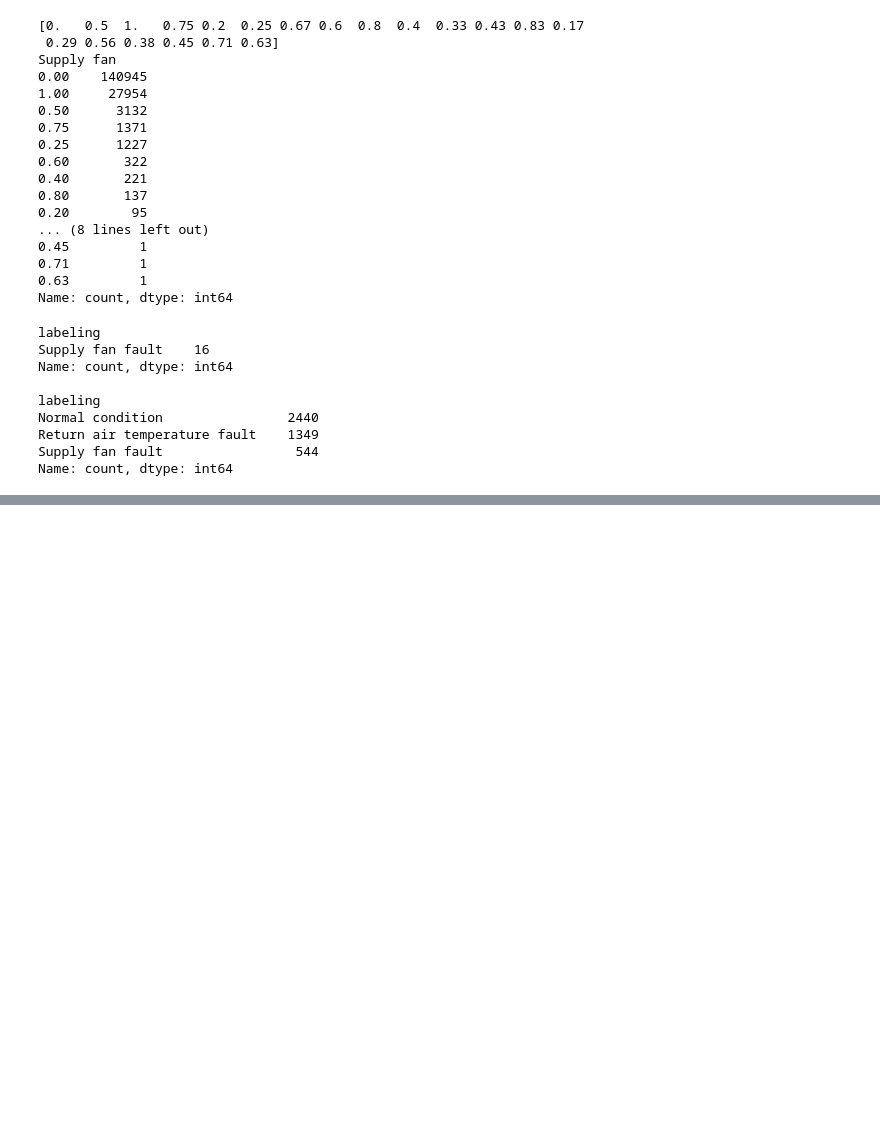
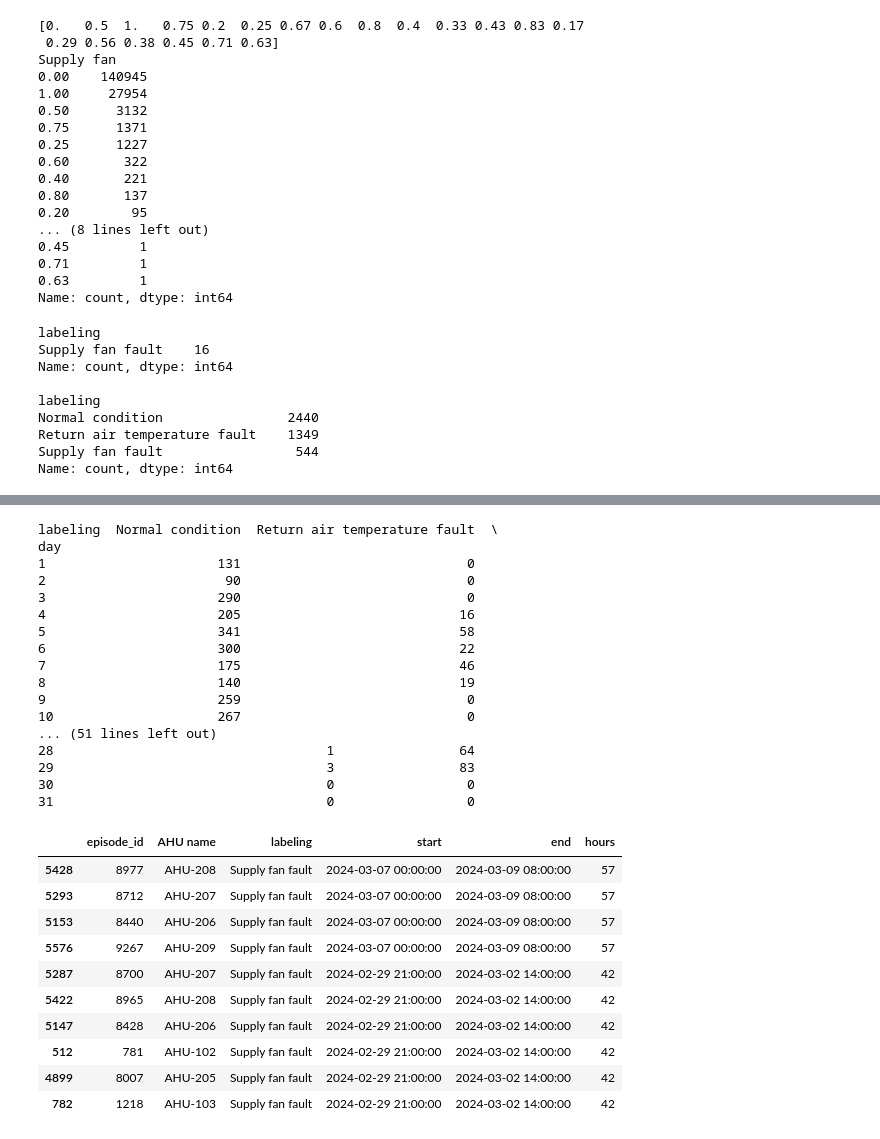
Before and after one commit to BharathiGaneshkumar/agentic-bms, a Jupyter notebook: notebooks/01_eda.ipynb, the cells around one changed output, grey strips where cells are left out. Saved outputs shown, nothing was run; the diff lists cells and outputs as text; code cells hidden in the pictures; blank space fills up the shorter version.

```diff
--- a/notebooks/01_eda.ipynb
+++ b/notebooks/01_eda.ipynb
@@ -427,0 +435,27 @@ Name: count, dtype: int64
+# %%
+# An episode is a run of consecutive hourly rows with the same label on one AHU.
+eps = df[["AHU name", "Time", "labeling"]].copy()
+eps["Time"] = pd.to_datetime(eps["Time"], format="%Y-%m-%d %H")
+eps = eps.sort_values(["AHU name", "Time"]).reset_index(drop=True)
+
+# A new episode starts when the AHU, the label, or the hourly spacing changes.
+gap = eps.groupby("AHU name")["Time"].diff() != pd.Timedelta(hours=1)
+label_change = eps["labeling"] != eps.groupby("AHU name")["labeling"].shift()
+eps["episode_id"] = (gap | label_change).cumsum()
+
+episodes = (
+    eps[eps["labeling"] != "Normal condition"]
+    .groupby(["episode_id", "AHU name", "labeling"])
+    .size()
+    .rename("hours")
+    .reset_index()
+)
+
+summary = episodes.groupby("labeling")["hours"].agg(
+    episodes="size",
+    median_hours="median",
+    longest_hours="max",
+    pct_one_hour=lambda h: (h == 1).mean() * 100,
+    pct_two_hours_or_less=lambda h: (h <= 2).mean() * 100,
+)
+summary.round(1)
@@ -427,0 +513,43 @@ Name: count, dtype: int64
+# %%
+march = df.assign(t=pd.to_datetime(df["Time"], format="%Y-%m-%d %H"))
+march = march[march["t"].dt.to_period("M") == "2024-03"]
+daily = march.groupby([march["t"].dt.day.rename("day"), "labeling"]).size().unstack(fill_value=0)
+print(daily)
+
+ep_span = (
+    eps[eps["labeling"] != "Normal condition"]
+    .groupby(["episode_id", "AHU name", "labeling"])["Time"]
+    .agg(start="min", end="max", hours="size")
+    .reset_index()
+)
+in_march = ep_span[(ep_span["end"] >= "2024-03-01") & (ep_span["start"] < "2024-04-01")]
+in_march.sort_values("hours", ascending=False).head(10)
+# %% [output]
+labeling  Normal condition  Return air temperature fault  \
+day
+1                      131                             0
+2                       90                             0
+3                      290                             0
+4                      205                            16
+5                      341                            58
+6                      300                            22
+7                      175                            46
+8                      140                            19
+9                      259                             0
+10                     267                             0
+... (51 lines left out)
+28                                   1                64
+29                                   3                83
+30                                   0                 0
+31                                   0                 0
+|  | episode_id | AHU name | labeling | start | end | hours |
+| 5428 | 8977 | AHU-208 | Supply fan fault | 2024-03-07 00:00:00 | 2024-03-09 08:00:00 | 57 |
+| 5293 | 8712 | AHU-207 | Supply fan fault | 2024-03-07 00:00:00 | 2024-03-09 08:00:00 | 57 |
+| 5153 | 8440 | AHU-206 | Supply fan fault | 2024-03-07 00:00:00 | 2024-03-09 08:00:00 | 57 |
+| 5576 | 9267 | AHU-209 | Supply fan fault | 2024-03-07 00:00:00 | 2024-03-09 08:00:00 | 57 |
+| 5287 | 8700 | AHU-207 | Supply fan fault | 2024-02-29 21:00:00 | 2024-03-02 14:00:00 | 42 |
+| 5422 | 8965 | AHU-208 | Supply fan fault | 2024-02-29 21:00:00 | 2024-03-02 14:00:00 | 42 |
+| 5147 | 8428 | AHU-206 | Supply fan fault | 2024-02-29 21:00:00 | 2024-03-02 14:00:00 | 42 |
+| 512 | 781 | AHU-102 | Supply fan fault | 2024-02-29 21:00:00 | 2024-03-02 14:00:00 | 42 |
+| 4899 | 8007 | AHU-205 | Supply fan fault | 2024-02-29 21:00:00 | 2024-03-02 14:00:00 | 42 |
+| 782 | 1218 | AHU-103 | Supply fan fault | 2024-02-29 21:00:00 | 2024-03-02 14:00:00 | 42 |
```
Also changed, not shown: parts of 27 cells of this notebook.
